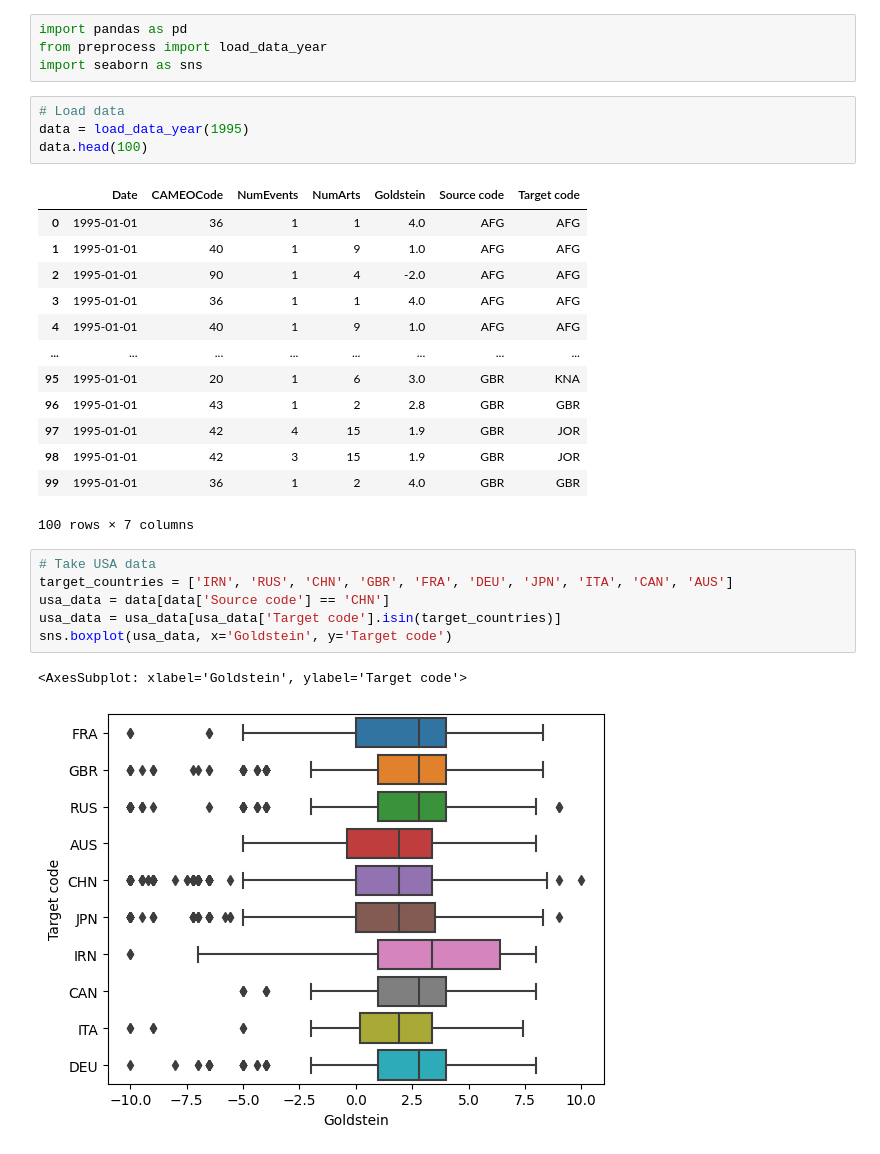
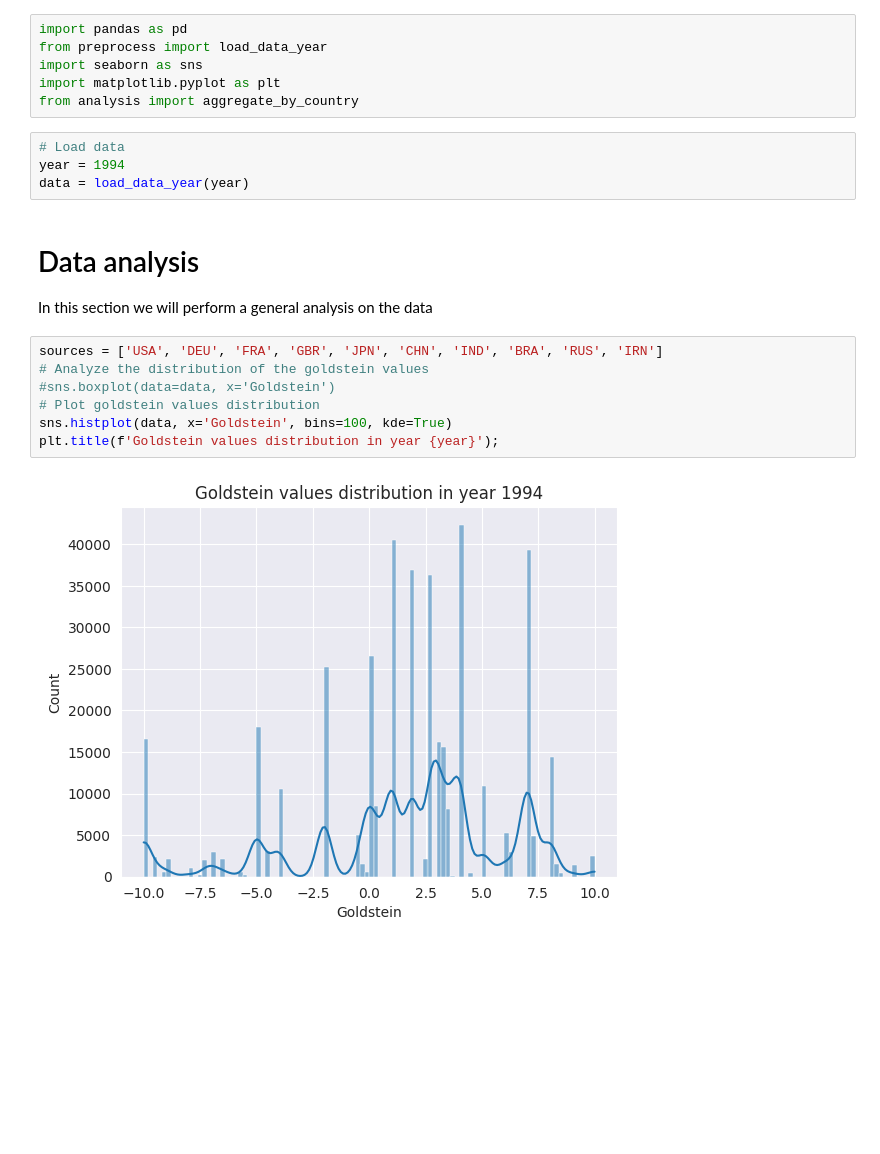
Before and after one commit to MatteoVannucchi0/Social-network-analysis-Project, a Jupyter notebook: preprocess_data.ipynb, the cells around one changed output. Drawn from its saved outputs; the diff is of its cells as text; blank space fills up the shorter version.

Commit message:
Added plots on data

```diff
--- a/preprocess_data.ipynb
+++ b/preprocess_data.ipynb
@@ -2,30 +2,21 @@
 import pandas as pd
 from preprocess import load_data_year
 import seaborn as sns
+import matplotlib.pyplot as plt
+from analysis import aggregate_by_country
 # %%
 # Load data
-data = load_data_year(1995)
-data.head(100)
+year = 1994
+data = load_data_year(year)
-# %% [output]
-|  | Date | CAMEOCode | NumEvents | NumArts | Goldstein | Source code | Target code |
-| 0 | 1995-01-01 | 36 | 1 | 1 | 4.0 | AFG | AFG |
-| 1 | 1995-01-01 | 40 | 1 | 9 | 1.0 | AFG | AFG |
-| 2 | 1995-01-01 | 90 | 1 | 4 | -2.0 | AFG | AFG |
-| 3 | 1995-01-01 | 36 | 1 | 1 | 4.0 | AFG | AFG |
-| 4 | 1995-01-01 | 40 | 1 | 9 | 1.0 | AFG | AFG |
-| ... | ... | ... | ... | ... | ... | ... | ... |
-| 95 | 1995-01-01 | 20 | 1 | 6 | 3.0 | GBR | KNA |
-| 96 | 1995-01-01 | 43 | 1 | 2 | 2.8 | GBR | GBR |
-| 97 | 1995-01-01 | 42 | 4 | 15 | 1.9 | GBR | JOR |
-| 98 | 1995-01-01 | 42 | 3 | 15 | 1.9 | GBR | JOR |
-| 99 | 1995-01-01 | 36 | 1 | 2 | 4.0 | GBR | GBR |
-100 rows × 7 columns
-# %%
-# Take USA data
-target_countries = ['IRN', 'RUS', 'CHN', 'GBR', 'FRA', 'DEU', 'JPN', 'ITA', 'CAN', 'AUS']
-usa_data = data[data['Source code'] == 'CHN']
-usa_data = usa_data[usa_data['Target code'].isin(target_countries)]
-sns.boxplot(usa_data, x='Goldstein', y='Target code')
-# %% [output]
-<AxesSubplot: xlabel='Goldstein', ylabel='Target code'>
-[figure, removed]
+# %% [markdown]
+# Data analysis
+In this section we will perform a general analysis on the data
+# %%
+sources = ['USA', 'DEU', 'FRA', 'GBR', 'JPN', 'CHN', 'IND', 'BRA', 'RUS', 'IRN']
+# Analyze the distribution of the goldstein values
+#sns.boxplot(data=data, x='Goldstein')
+# Plot goldstein values distribution
+sns.histplot(data, x='Goldstein', bins=100, kde=True)
+plt.title(f'Goldstein values distribution in year {year}');
+# %% [output]
+[figure, added]
```
Also changed, not shown: parts of 7 cells of this notebook, 3 other files.
